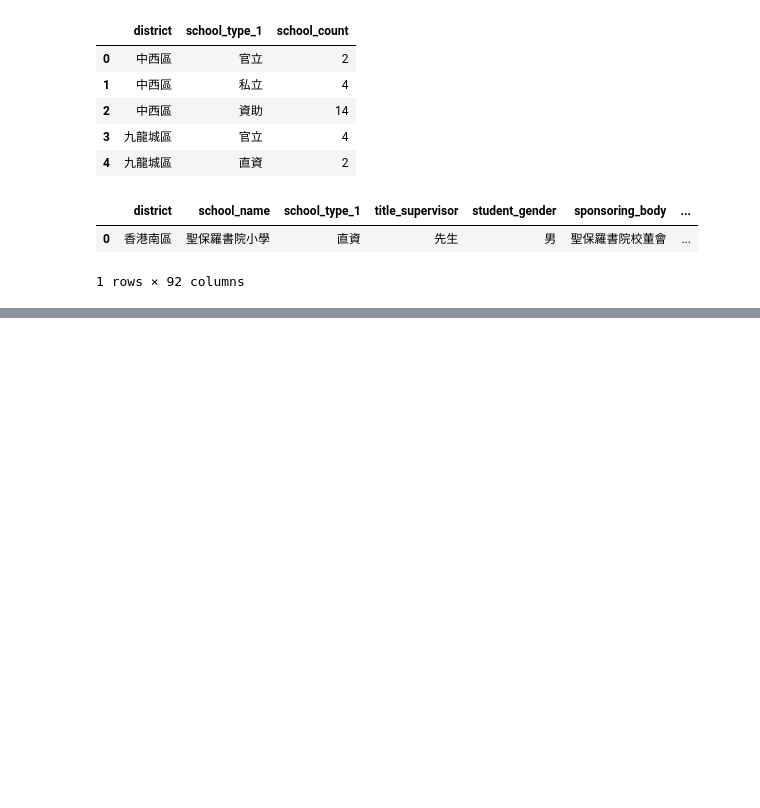
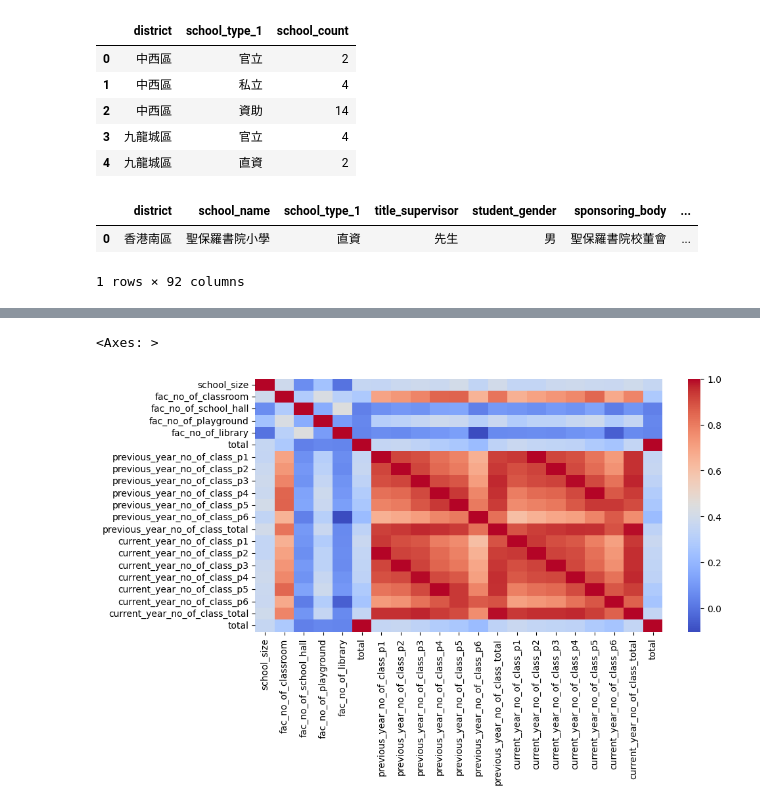
Before and after one commit to fltenwall/MasterStudy, a Jupyter notebook: 6001/6001_group.ipynb, the cells around one changed output, grey strips where cells are left out. Cells and saved outputs as stored; diff of their text form; code cells hidden in the pictures; blank space fills up the shorter version.

```diff
--- a/6001/6001_group.ipynb
+++ b/6001/6001_group.ipynb
@@ -294,0 +338,8 @@ fig3.show()
+# %%
+data = pd.concat([primary_school_all_fac,primary_school_all_class],axis=1)
+
+plt.figure(figsize=(10,5))
+sns.heatmap(data.corr(), cmap='coolwarm')
+# %% [output]
+<Axes: >
+[figure, added]
```
Also changed, not shown: parts of 5 cells of this notebook.
